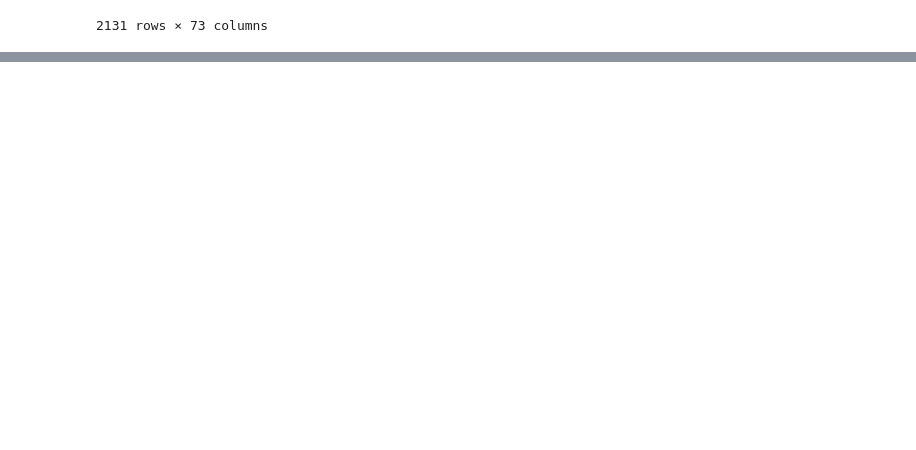
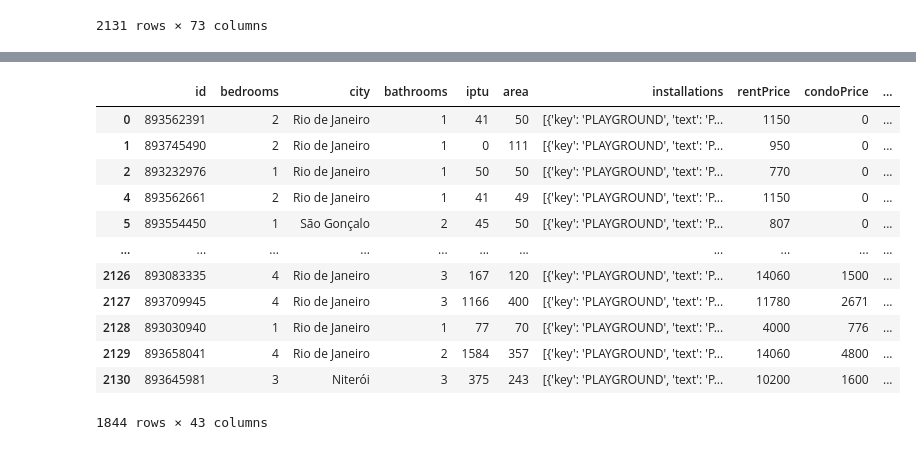
Before and after one commit to ErikaRochadeAraujo/WebScrapingQuintoAndar, a Jupyter notebook: QuintoAndar.ipynb, the cells around one changed output, grey strips where cells are left out. Saved outputs shown, nothing was run; the diff lists cells and outputs as text; code cells hidden in the pictures; blank space fills up the shorter version.

```diff
--- a/QuintoAndar.ipynb
+++ b/QuintoAndar.ipynb
@@ -110,0 +159,12 @@ df
+# %%
+df_clear = df[['id', 'bedrooms', 'city', 'bathrooms', 'iptu','area',
+       'installations', 'rentPrice', 'condoPrice', 'condoType', 'region',
+       'type', 'iptuType', 'totalCost', 'parkingSpaces', 'address', 'floor',
+       'homeProtection', 'remarks', 'acceptsPets', 'hasFurniture',
+       'isNearSubway', 'placesNearby', 'availabilityType', 'photos',
+       'condominium', 'forRent',
+       'forSale', 'salePrice', 'listings', 'businessContext',
+       'regionParameters', 'houseAgent', 'macroRegion', 'suites',
+       'allowsCustomOffer', 'displayCustomOfferPreference', 'furniture',
+       'partnerId', 'daysToVacate', 'movingDate', 'awaitingAvailabilityReason',
+       'terminationDate']]
@@ -110,0 +191,16 @@ df
+# %%
+df_clear[df_clear["remarks"].isnull()==False]
+# %% [output]
+|  | id | bedrooms | city | bathrooms | iptu | area | installations | rentPrice | condoPrice | ... |
+| 0 | 893562391 | 2 | Rio de Janeiro | 1 | 41 | 50 | [{'key': 'PLAYGROUND', 'text': 'P... | 1150 | 0 | ... |
+| 1 | 893745490 | 2 | Rio de Janeiro | 1 | 0 | 111 | [{'key': 'PLAYGROUND', 'text': 'P... | 950 | 0 | ... |
+| 2 | 893232976 | 1 | Rio de Janeiro | 1 | 50 | 50 | [{'key': 'PLAYGROUND', 'text': 'P... | 770 | 0 | ... |
+| 4 | 893562661 | 2 | Rio de Janeiro | 1 | 41 | 49 | [{'key': 'PLAYGROUND', 'text': 'P... | 1150 | 0 | ... |
+| 5 | 893554450 | 1 | São Gonçalo | 2 | 45 | 50 | [{'key': 'PLAYGROUND', 'text': 'P... | 807 | 0 | ... |
+| ... | ... | ... | ... | ... | ... | ... | ... | ... | ... | ... |
+| 2126 | 893083335 | 4 | Rio de Janeiro | 3 | 167 | 120 | [{'key': 'PLAYGROUND', 'text': 'P... | 14060 | 1500 | ... |
+| 2127 | 893709945 | 4 | Rio de Janeiro | 3 | 1166 | 400 | [{'key': 'PLAYGROUND', 'text': 'P... | 11780 | 2671 | ... |
+| 2128 | 893030940 | 1 | Rio de Janeiro | 1 | 77 | 70 | [{'key': 'PLAYGROUND', 'text': 'P... | 4000 | 776 | ... |
+| 2129 | 893658041 | 4 | Rio de Janeiro | 2 | 1584 | 357 | [{'key': 'PLAYGROUND', 'text': 'P... | 14060 | 4800 | ... |
+| 2130 | 893645981 | 3 | Niterói | 3 | 375 | 243 | [{'key': 'PLAYGROUND', 'text': 'P... | 10200 | 1600 | ... |
+1844 rows × 43 columns
```
Also changed, not shown: parts of 6 cells of this notebook.
